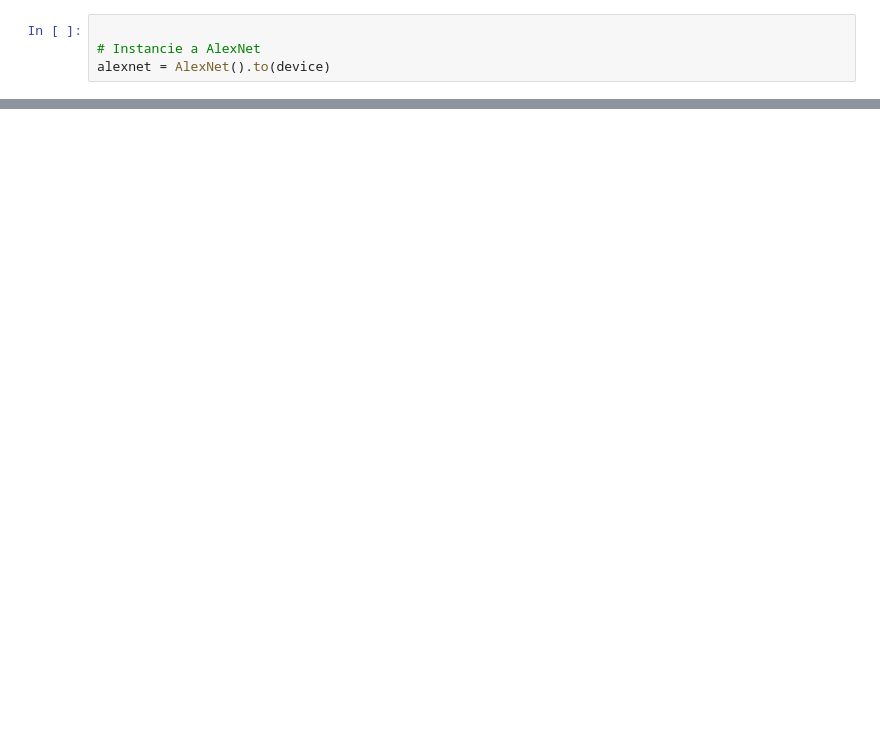
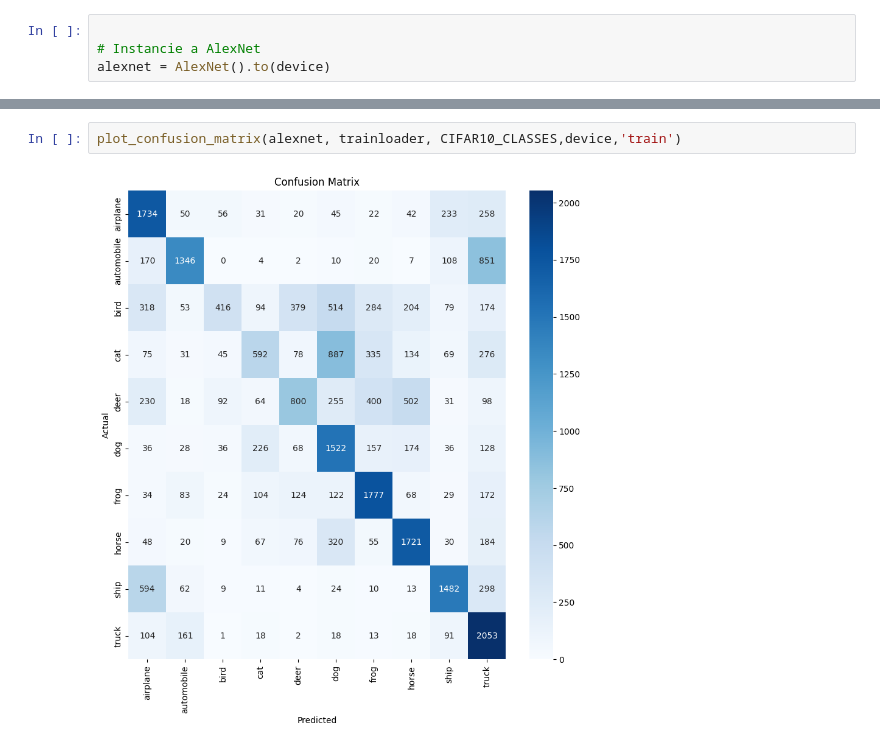
Before and after one commit to romulolassoares/trabalho_pratico_visao_comp, a Jupyter notebook: main.ipynb, the cells around one changed output, grey strips where cells are left out. Saved outputs shown, nothing was run; the diff lists cells and outputs as text; blank space fills up the shorter version.

```diff
--- a/main.ipynb
+++ b/main.ipynb
@@ -152,0 +125,4 @@ plt.show()
+# %%
+plot_confusion_matrix(alexnet, trainloader, CIFAR10_CLASSES,device,'train')
+# %% [output]
+[figure, added]
```
Also changed, not shown: parts of 18 cells of this notebook.
